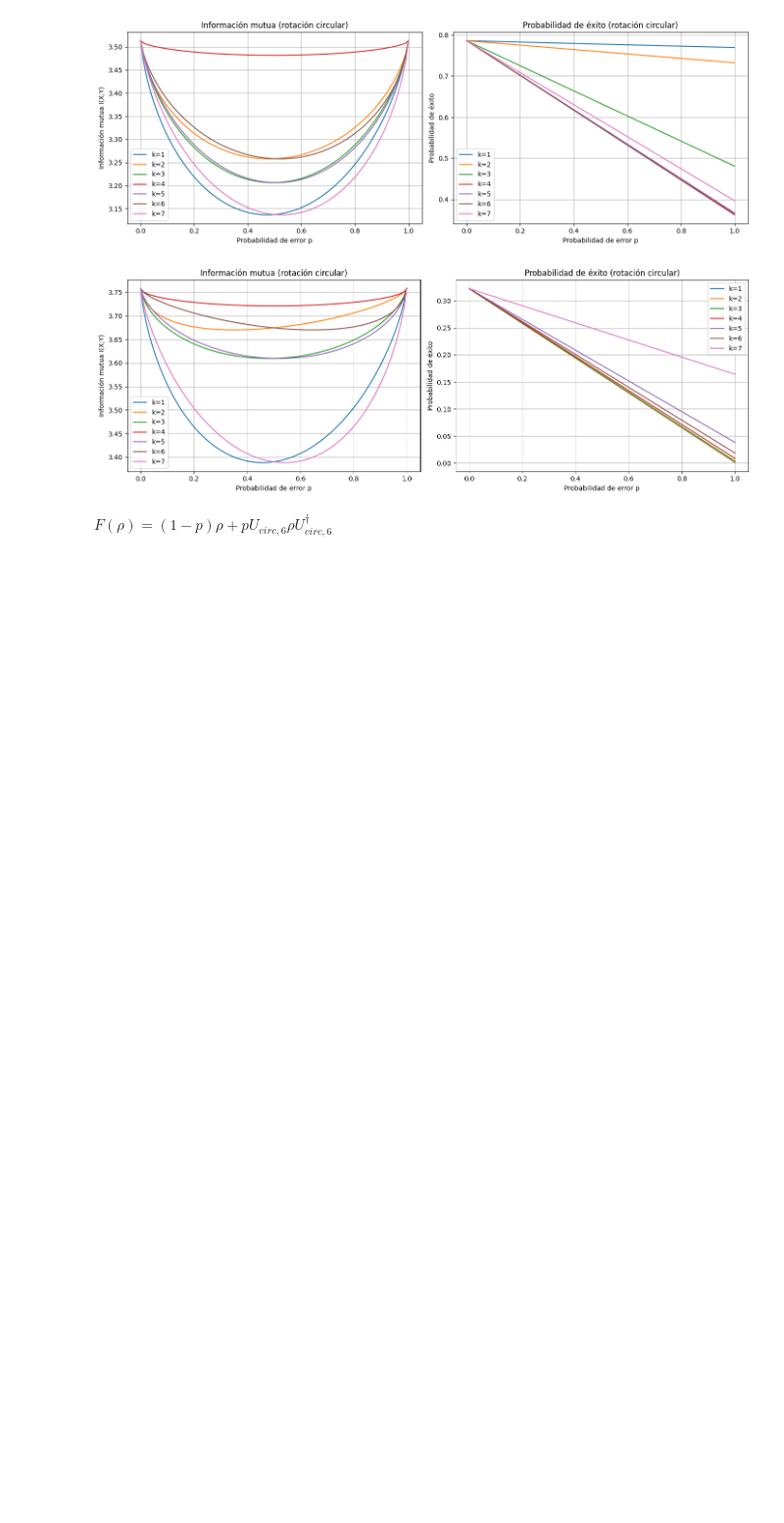
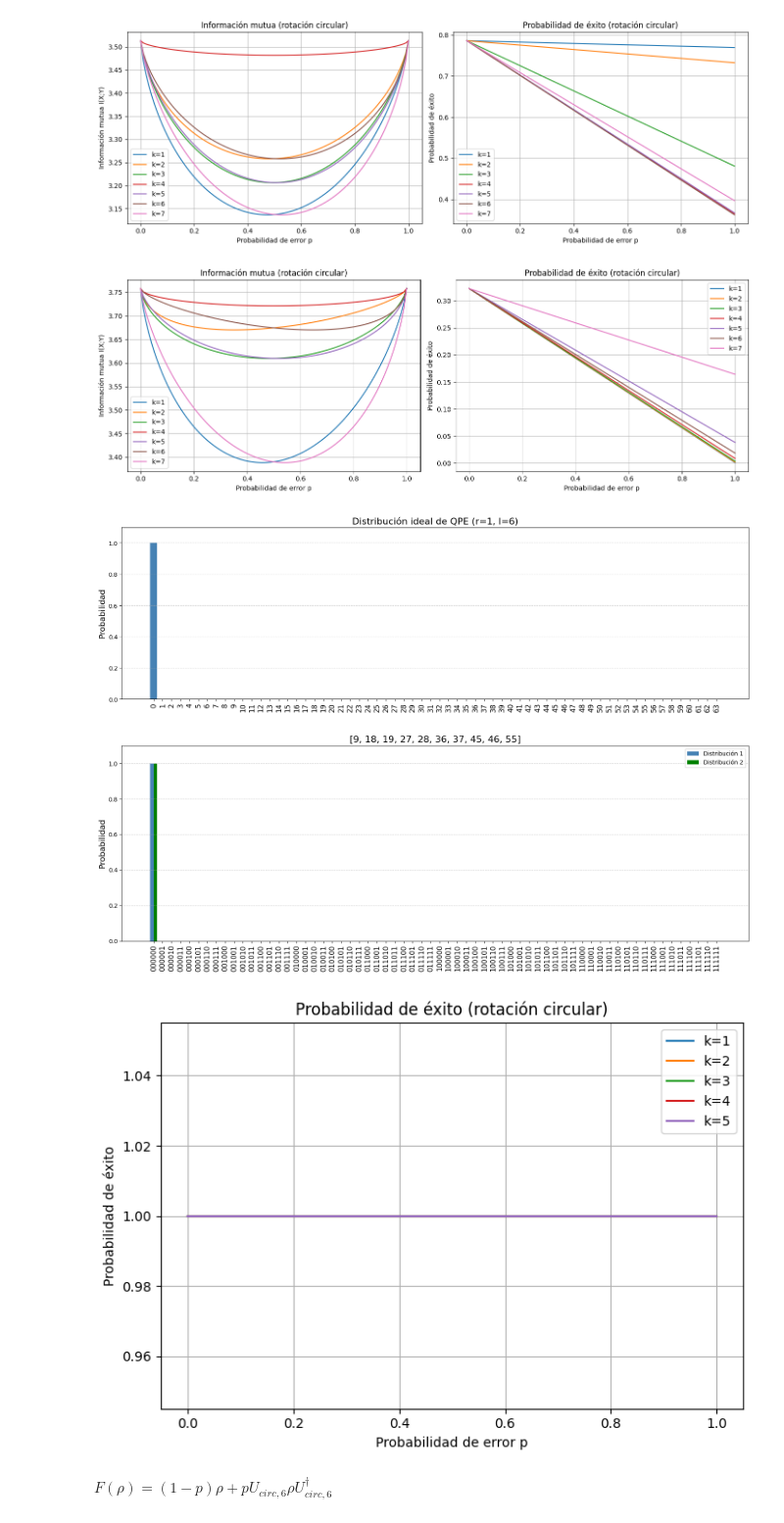
Before and after one commit to BenSanHer/Fuzzy-Measurments-aplicadas-sobre-Order-Finding, a Jupyter notebook: Distancia entre distribuciones de probabilidad.ipynb, the cells around one changed output. Shown at 98% size. Drawn from its saved outputs; the diff is of its cells as text; code cells hidden in the pictures; blank space fills up the shorter version.

Commit message:
Prueba de visualización

```diff
--- a/Distancia entre distribuciones de probabilidad.ipynb
+++ b/Distancia entre distribuciones de probabilidad.ipynb
@@ -1061,6 +919,27 @@ plot_circular_swap_analysis(r=6, l=8)
 [figure]
 [figure]
 [figure]
+# %%
+probs=probs_teoricas_QPE_l(1,6)
+ys_exitosos = y_que_recuperan_r(r, l)
+errprobs = (1 - 0.3) * probs + 0.3 * (U_swap_circular_k(l, 3) @ probs)
+
+graficar_probabilidades(
+    probs,
+    titulo="Distribución ideal de QPE (r=1, l=6)",
+    tipo_etiqueta="num",
+    ys_exitosos=ys_exitosos,
+    rango=(0, 64)
+)
+
+graficar_probabilidades_comparadas(probs, errprobs, ys_exitosos, rango=(0, 64))
+
+
+graficas_prob_exito_circular(r=1, l=6)
+# %% [output]
+[figure, added]
+[figure, added]
+[figure, added]
 # %% [markdown]
 $F(\rho)= (1-p)\rho+pU_{circ,6}\rho U_{circ,6}^\dagger$
 # %%
```
Also changed, not shown: parts of 9 cells of this notebook, 5 other files.
